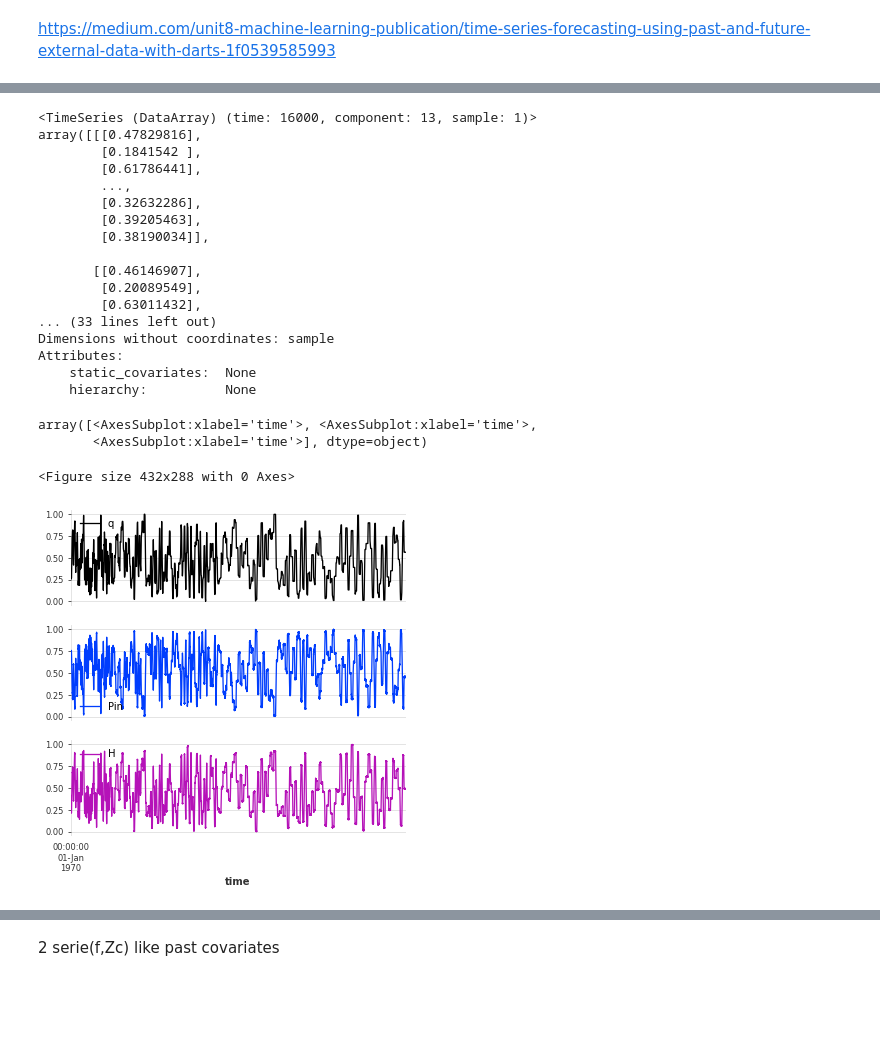
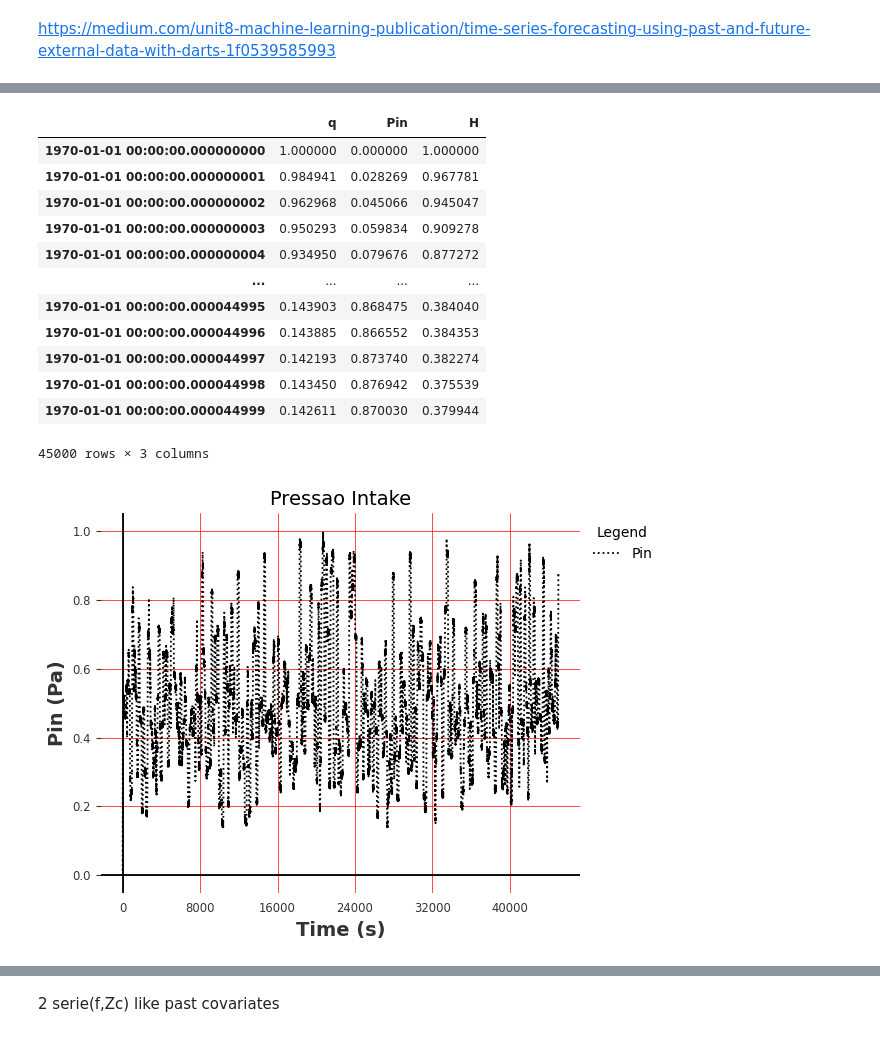
Before and after one commit to juansolor/DartsLabBCS, a Jupyter notebook: trainrn.ipynb, the cells around one changed output, grey strips where cells are left out. Drawn from its saved outputs; the diff is of its cells as text; code cells hidden in the pictures; blank space fills up the shorter version.

```diff
--- a/trainrn.ipynb
+++ b/trainrn.ipynb
@@ -141,27 +75,3 @@ D
-# %%
-qs = D['q'].squeeze()
-Pins = D['Pin'].squeeze()
-Hs = D['H'].squeeze()
-dts = TimeSeries.from_dataframe(D)
-dts
-# %% [output]
-<TimeSeries (DataArray) (time: 16000, component: 13, sample: 1)>
-array([[[0.47829816],
-        [0.1841542 ],
-        [0.61786441],
-        ...,
-        [0.32632286],
-        [0.39205463],
-        [0.38190034]],
-
-       [[0.46146907],
-        [0.20089549],
-        [0.63011432],
-... (33 lines left out)
-Dimensions without coordinates: sample
-Attributes:
-    static_covariates:  None
-    hierarchy:          None
 # %%
 column_indices = {name: i for i, name in enumerate(D.columns)}
 column_indices
@@ -175,10 +85,40 @@ train_df = train_df.drop(['pbh','pwh','fq','Zc.1','I','qc','P','f','Zc'])
 train_df = train_df[:-1]
 train_df = train_df.transpose()
 train_df
-plt.figure()
-train_df.plot(subplots=True, figsize=(6, 6))
+train_df1 =  train_df.copy()
+train_df1
 # %% [output]
+|  | q | Pin | H |
+| 1970-01-01 00:00:00.000000000 | 1.000000 | 0.000000 | 1.000000 |
+| 1970-01-01 00:00:00.000000001 | 0.984941 | 0.028269 | 0.967781 |
+| 1970-01-01 00:00:00.000000002 | 0.962968 | 0.045066 | 0.945047 |
+| 1970-01-01 00:00:00.000000003 | 0.950293 | 0.059834 | 0.909278 |
+| 1970-01-01 00:00:00.000000004 | 0.934950 | 0.079676 | 0.877272 |
+| ... | ... | ... | ... |
+| 1970-01-01 00:00:00.000044995 | 0.143903 | 0.868475 | 0.384040 |
+| 1970-01-01 00:00:00.000044996 | 0.143885 | 0.866552 | 0.384353 |
+| 1970-01-01 00:00:00.000044997 | 0.142193 | 0.873740 | 0.382274 |
+| 1970-01-01 00:00:00.000044998 | 0.143450 | 0.876942 | 0.375539 |
+| 1970-01-01 00:00:00.000044999 | 0.142611 | 0.870030 | 0.379944 |
-array([<AxesSubplot:xlabel='time'>, <AxesSubplot:xlabel='time'>,
-       <AxesSubplot:xlabel='time'>], dtype=object)
+45000 rows × 3 columns
-<Figure size 432x288 with 0 Axes>
-[figure, removed]
+# %%
+train_df1 = train_df1.reset_index(drop=True)
+#plot each series
+plt.plot(train_df1['Pin'], label='Pin', color='black', linestyle =':')
+# adding title to the plot
+plt.title('Pressao Intake',fontsize=14)
+# adding Label to the x-axis
+plt.xlabel('Time (s)',fontsize=14)
+plt.ylabel('Pin (Pa)',fontsize=14)
+# adding legend to the curve
+plt.legend(title='Legend', bbox_to_anchor=(1,1))
+#display plot
+plt.grid(color='r', linestyle='-', linewidth=.5)
+# setting x-axis values
+plt.xticks(np.arange(0, len(train_df), 8000))
+plt.tight_layout()
+plt.axhline(0) #x-axis line
+plt.axvline(0) #y-axis line
+plt.show()
+# %% [output]
+[figure, added]
```
Also changed, not shown: parts of 104 cells of this notebook, 14 other files.
